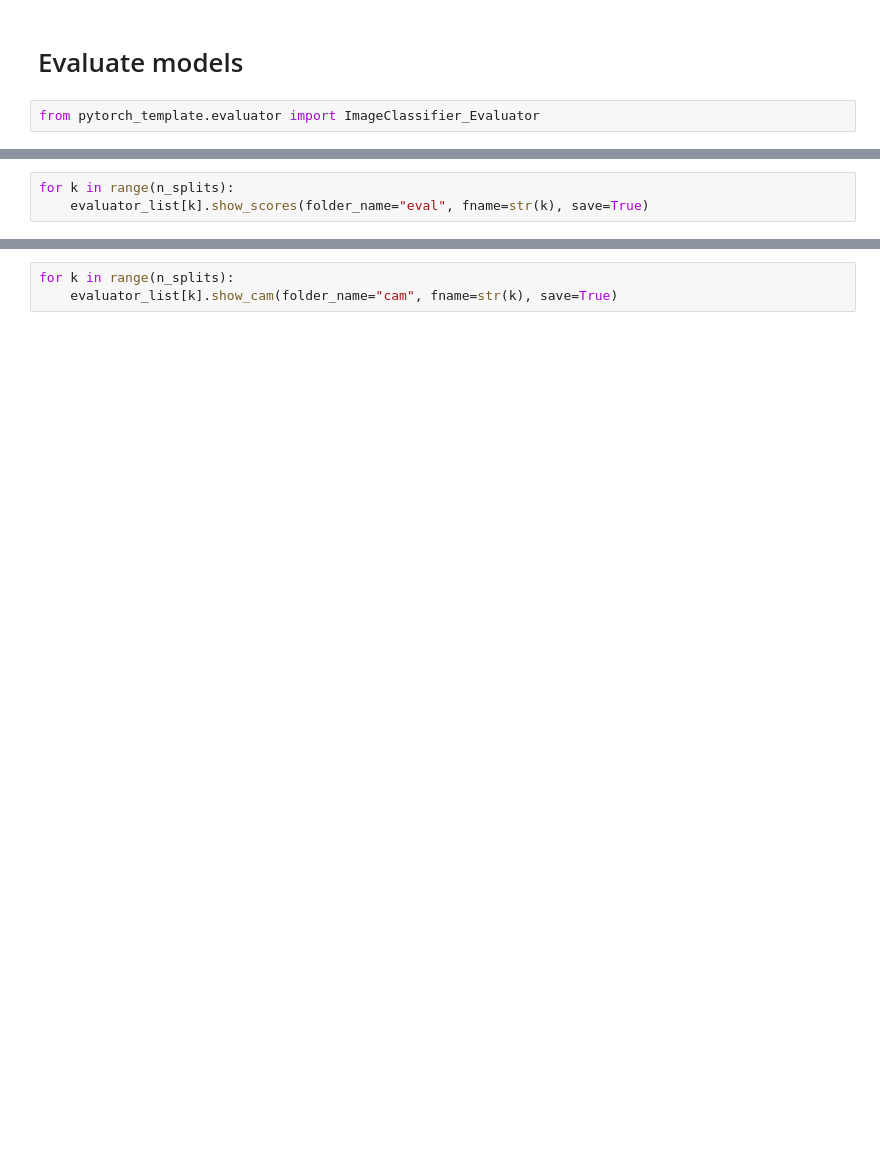
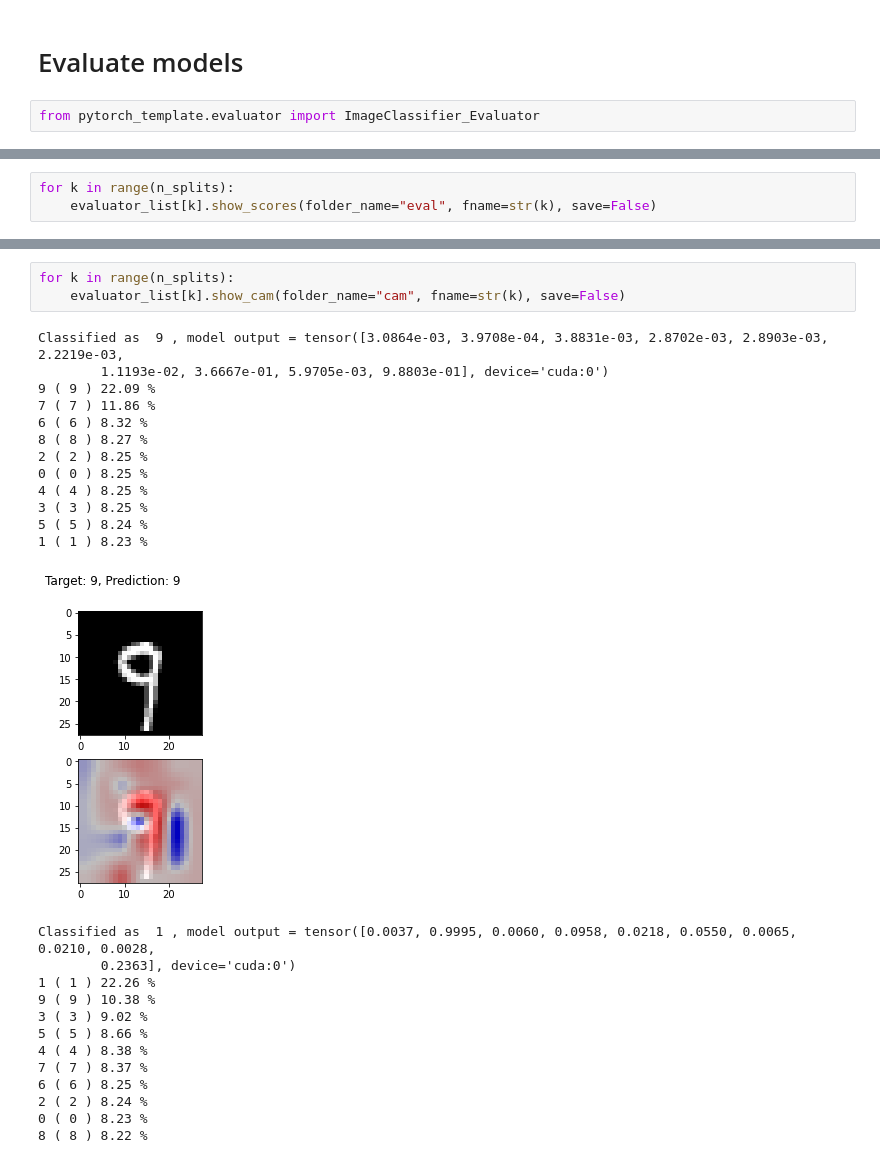
Before and after one commit to mifumo081a/pytorch_template, a Jupyter notebook: examples/notebooks/mnist.ipynb, the cells around one changed output, grey strips where cells are left out. Saved outputs shown, nothing was run; the diff lists cells and outputs as text; blank space fills up the shorter version.

```diff
--- a/examples/notebooks/mnist.ipynb
+++ b/examples/notebooks/mnist.ipynb
@@ -181,3 +347,3 @@ print("Acc mean: {:.4f}, std: {:.4f}".format(np.array(kfold_acc).mean(), np.arra
 # %%
 for k in range(n_splits):
-    evaluator_list[k].show_scores(folder_name="eval", fname=str(k), save=True)
+    evaluator_list[k].show_scores(folder_name="eval", fname=str(k), save=False)
@@ -184,3 +371,29 @@ for k in range(n_splits):
 # %%
 for k in range(n_splits):
-    evaluator_list[k].show_cam(folder_name="cam", fname=str(k), save=True)
+    evaluator_list[k].show_cam(folder_name="cam", fname=str(k), save=False)
+# %% [output]
+Classified as  9 , model output = tensor([3.0864e-03, 3.9708e-04, 3.8831e-03, 2.8702e-03, 2.8903e-03, 2.2219e-03,
+        1.1193e-02, 3.6667e-01, 5.9705e-03, 9.8803e-01], device='cuda:0')
+9 ( 9 ) 22.09 %
+7 ( 7 ) 11.86 %
+6 ( 6 ) 8.32 %
+8 ( 8 ) 8.27 %
+2 ( 2 ) 8.25 %
+0 ( 0 ) 8.25 %
+4 ( 4 ) 8.25 %
+3 ( 3 ) 8.25 %
+5 ( 5 ) 8.24 %
+1 ( 1 ) 8.23 %
+[figure, added]
+Classified as  1 , model output = tensor([0.0037, 0.9995, 0.0060, 0.0958, 0.0218, 0.0550, 0.0065, 0.0210, 0.0028,
+        0.2363], device='cuda:0')
+1 ( 1 ) 22.26 %
+9 ( 9 ) 10.38 %
+3 ( 3 ) 9.02 %
+5 ( 5 ) 8.66 %
+4 ( 4 ) 8.38 %
+7 ( 7 ) 8.37 %
+6 ( 6 ) 8.25 %
+2 ( 2 ) 8.24 %
+0 ( 0 ) 8.23 %
+8 ( 8 ) 8.22 %
```
Also changed, not shown: parts of 16 cells of this notebook.
